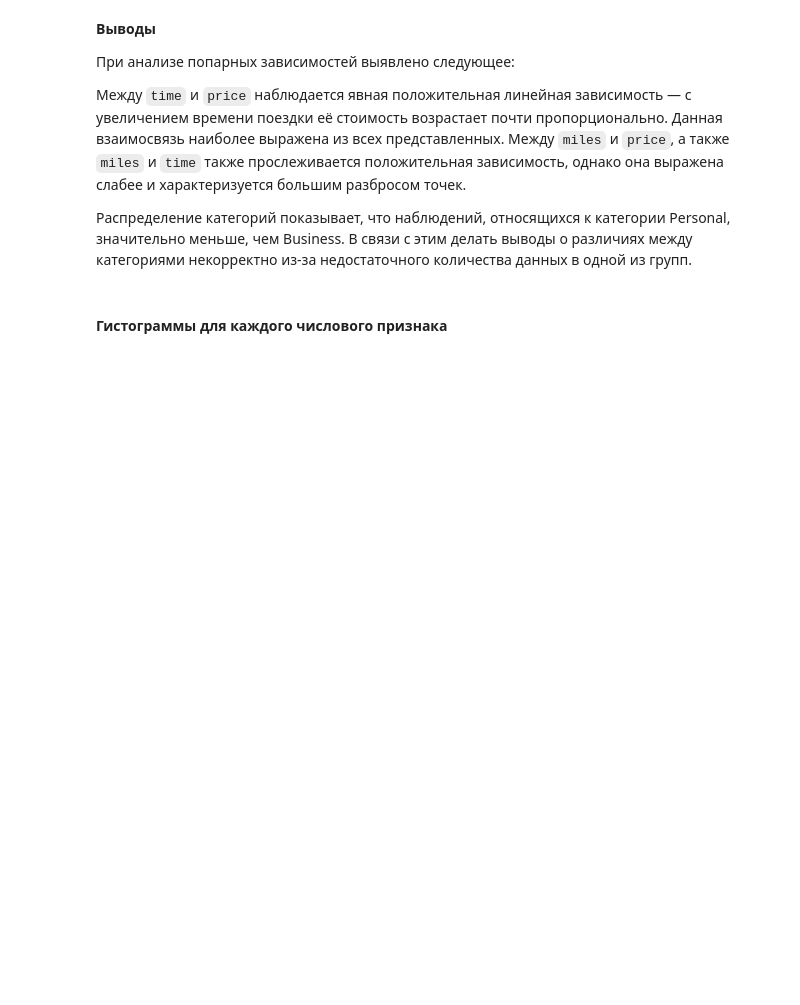
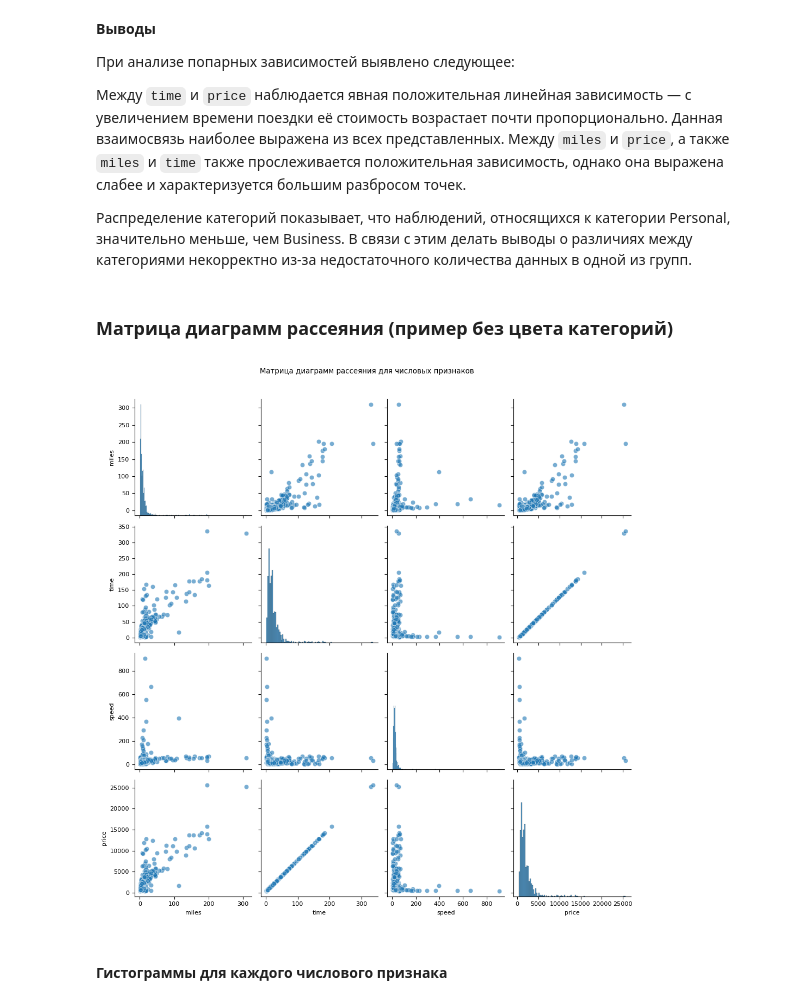
Before and after one commit to Ariiaadna/V_AD, a Jupyter notebook: ЛР2_ЧёрненькаяАА_3.ipynb, the cells around one changed output. Cells and saved outputs as stored; diff of their text form; code cells hidden in the pictures; blank space fills up the shorter version.

```diff
--- a/ЛР2_ЧёрненькаяАА_3.ipynb
+++ b/ЛР2_ЧёрненькаяАА_3.ipynb
@@ -234,6 +234,15 @@ plt.show()
 Между `time` и `price` наблюдается явная положительная линейная зависимость — с увеличением времени поездки её стоимость возрастает почти пропорционально. Данная взаимосвязь наиболее выражена из всех представленных. Между `miles` и `price`, а также `miles` и `time` также прослеживается положительная зависимость, однако она выражена слабее и характеризуется большим разбросом точек.
 
 Распределение категорий показывает, что наблюдений, относящихся к категории Personal, значительно меньше, чем Business. В связи с этим делать выводы о различиях между категориями некорректно из-за недостаточного количества данных в одной из групп.
+# %% [markdown]
+### Матрица диаграмм рассеяния (пример без цвета категорий)
+# %%
+sns.pairplot(clean_df[numeric_cols], diag_kind='hist', plot_kws={'alpha': 0.6})
+plt.suptitle('Матрица диаграмм рассеяния для числовых признаков', y=1.02)
+plt.tight_layout()
+plt.show()
+# %% [output]
+[figure, added]
 # %% [markdown]
 #### Гистограммы для каждого числового признака
 # %% [markdown]
```
Also changed, not shown: parts of 1 cell of this notebook.
